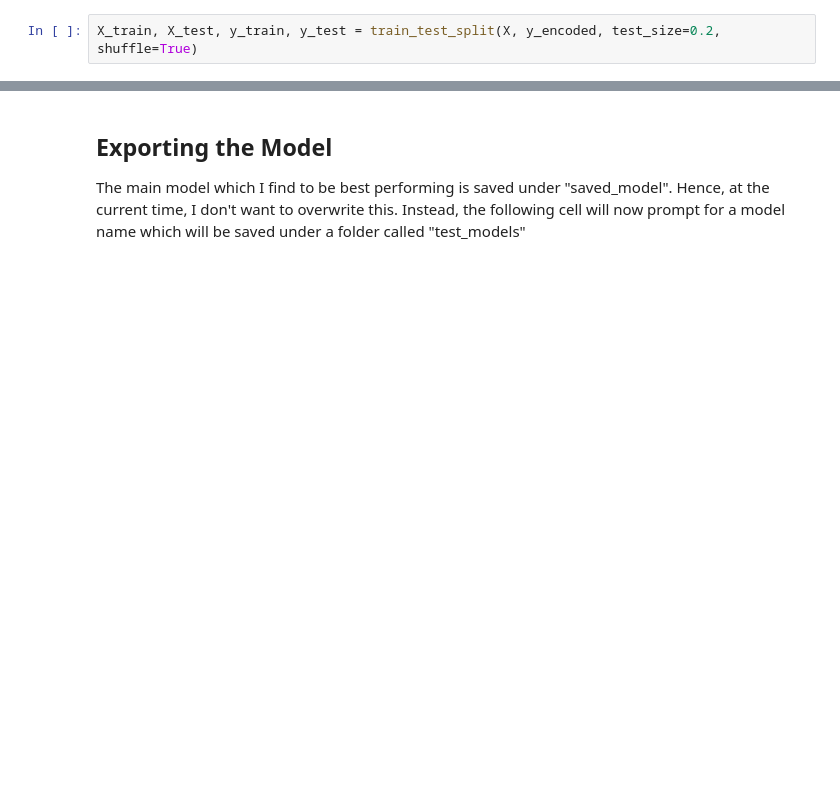
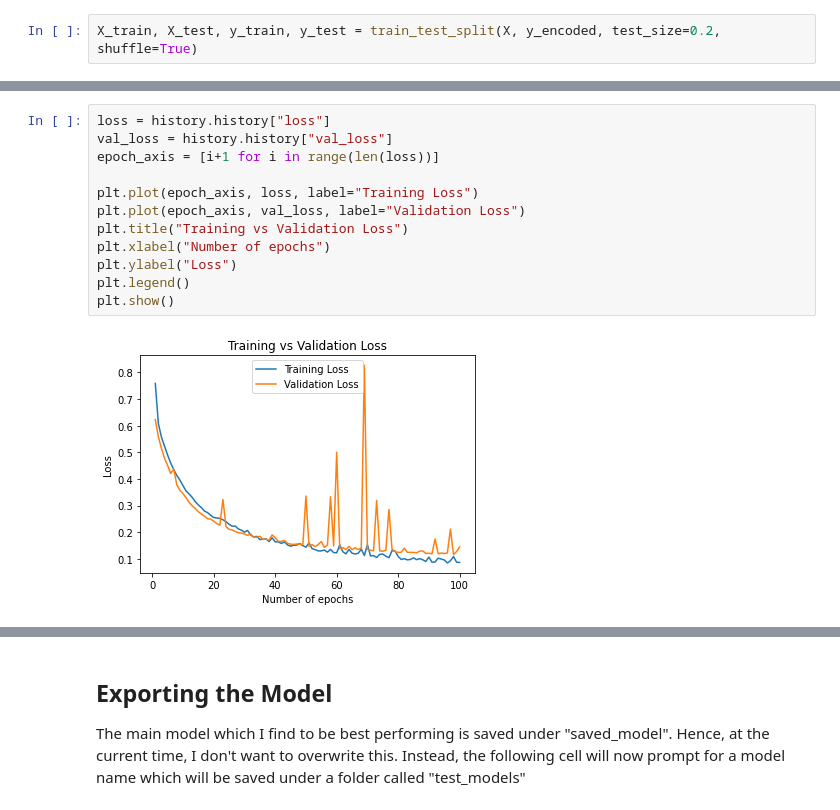
Before and after one commit to tengznaim/dinosaur-game-ai, a Jupyter notebook: model_training.ipynb, the cells around one changed output, grey strips where cells are left out. Drawn from its saved outputs; the diff is of its cells as text; blank space fills up the shorter version.

```diff
--- a/model_training.ipynb
+++ b/model_training.ipynb
@@ -146,0 +171,14 @@ Epoch 100/100
+# %%
+loss = history.history["loss"]
+val_loss = history.history["val_loss"]
+epoch_axis = [i+1 for i in range(len(loss))]
+
+plt.plot(epoch_axis, loss, label="Training Loss")
+plt.plot(epoch_axis, val_loss, label="Validation Loss")
+plt.title("Training vs Validation Loss")
+plt.xlabel("Number of epochs")
+plt.ylabel("Loss")
+plt.legend()
+plt.show()
+# %% [output]
+[figure, added]
```
Also changed, not shown: parts of 21 cells of this notebook, 7 other files.
